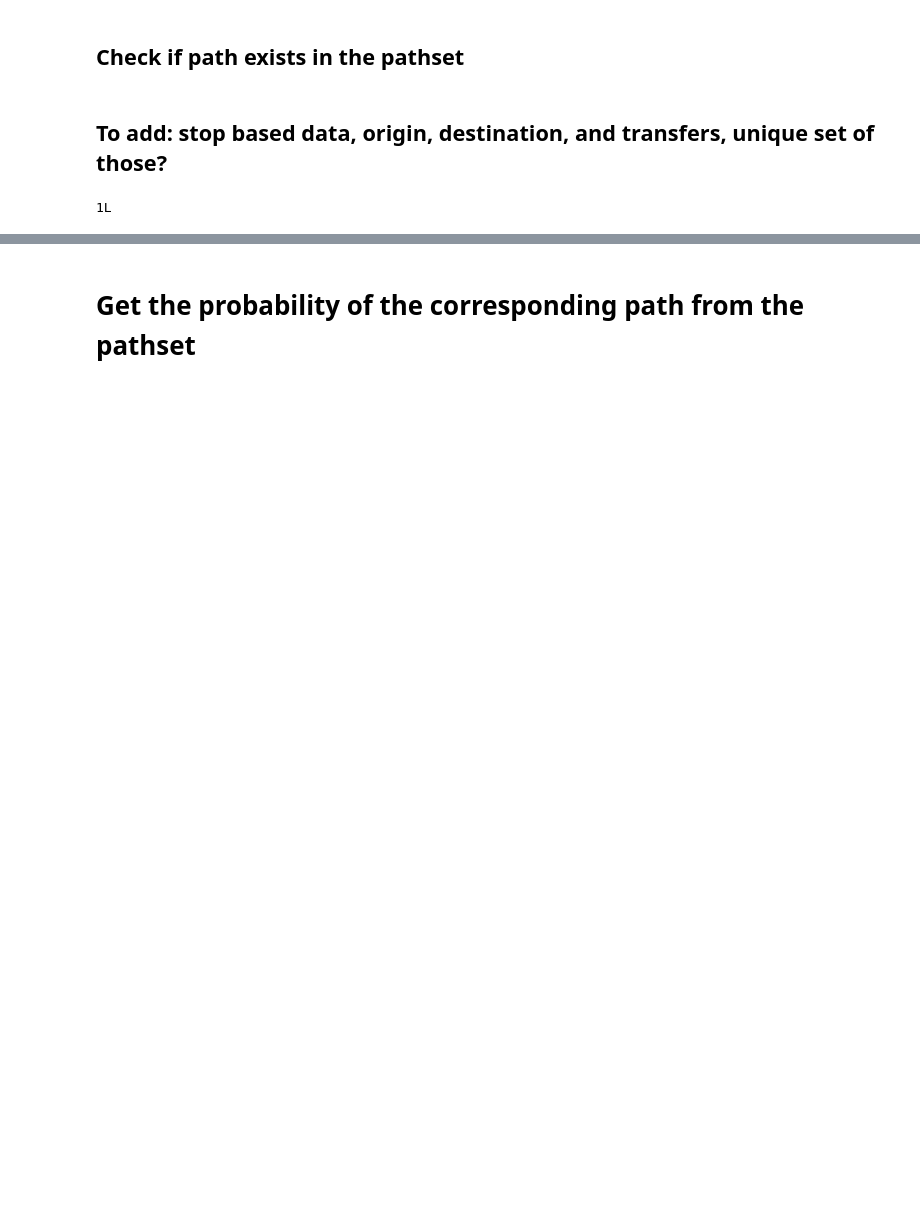
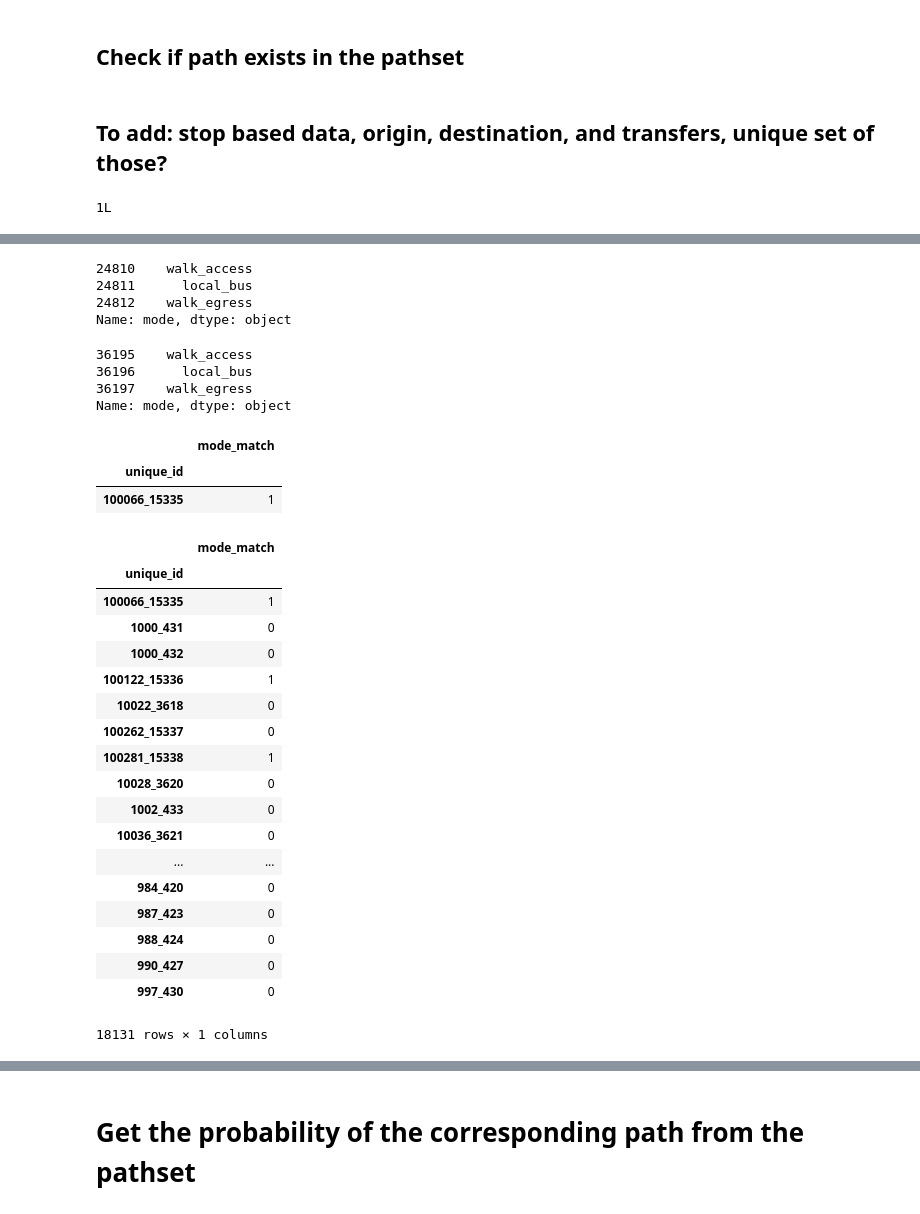
Before and after one commit to sfcta/fast-trips-validation, a Jupyter notebook: notebooks/prepare_fasttrips.ipynb, the cells around one changed output, grey strips where cells are left out. Cells and saved outputs as stored; diff of their text form; code cells hidden in the pictures; blank space fills up the shorter version.

```diff
--- a/notebooks/prepare_fasttrips.ipynb
+++ b/notebooks/prepare_fasttrips.ipynb
@@ -96,0 +114,6 @@ obs = obs[obs['unique_id'].isin(model['unique_id'].values)]
+# %%
+print len(obs.groupby('unique_id').count().index)
+print len(pathset_links.groupby('unique_id').count().index)
+print len(list(set((obs['unique_id'].values)).intersection((pathset_links['unique_id'].values))))
+obs = obs[obs['unique_id'].isin(list(set((obs['unique_id'].values)).intersection((model['unique_id'].values))))]
+pathset_links = pathset_links[pathset_links['unique_id'].isin(list(set((obs['unique_id'].values)).intersection((model['unique_id'].values))))]
@@ -96,0 +124,6 @@ obs = obs[obs['unique_id'].isin(model['unique_id'].values)]
+# %%
+print len(obs.groupby('unique_id').count().index)
+print len(pathset_paths.groupby('unique_id').count().index)
+print len(list(set((obs['unique_id'].values)).intersection((pathset_paths['unique_id'].values))))
+obs = obs[obs['unique_id'].isin(list(set((obs['unique_id'].values)).intersection((pathset_paths['unique_id'].values))))]
+pathset_paths = pathset_paths[pathset_paths['unique_id'].isin(list(set((obs['unique_id'].values)).intersection((pathset_paths['unique_id'].values))))]
@@ -278,0 +348,3 @@ df['partial_transit_mode_match'].mean()
+# %%
+## Add a field to the new_pathset that lists the pathnum
+new_pathset['pathnum'] = new_pathset.index.get_level_values(1)
@@ -335,2 +402,46 @@ new_pathset[new_pathset['unique_id'] == '10036_3621']
+# %%
+obs[obs['unique_id'] == '100122_15336']['mode']
+# %% [output]
+24810    walk_access
+24811      local_bus
+24812    walk_egress
+Name: mode, dtype: object
+# %%
+model[model['unique_id'] == '100122_15336']['mode']
+# %% [output]
+36195    walk_access
+36196      local_bus
+36197    walk_egress
+Name: mode, dtype: object
+# %%
+mode_match = pd.DataFrame(mode_match,columns=['mode_match'])
+# mode_match[mode_match['mode_match'] == 0]
+mode_match[mode_match.index == '100066_15335']
+# %% [output]
+|  | mode_match |
+| unique_id |  |
+| 100066_15335 | 1 |
+# %%
+mode_match
+# %% [output]
+|  | mode_match |
+| unique_id |  |
+| 100066_15335 | 1 |
+| 1000_431 | 0 |
+| 1000_432 | 0 |
+| 100122_15336 | 1 |
+| 10022_3618 | 0 |
+| 100262_15337 | 0 |
+| 100281_15338 | 1 |
+| 10028_3620 | 0 |
+| 1002_433 | 0 |
+| 10036_3621 | 0 |
+| ... | ... |
+| 984_420 | 0 |
+| 987_423 | 0 |
+| 988_424 | 0 |
+| 990_427 | 0 |
+| 997_430 | 0 |
+18131 rows × 1 columns
 # %%
 total_match = observed_path.apply(check_path_existence, pathset_df=new_pathset, unique_id='unique_id', lookup_field='path_components', axis=1)
```
Also changed, not shown: parts of 41 cells of this notebook.
